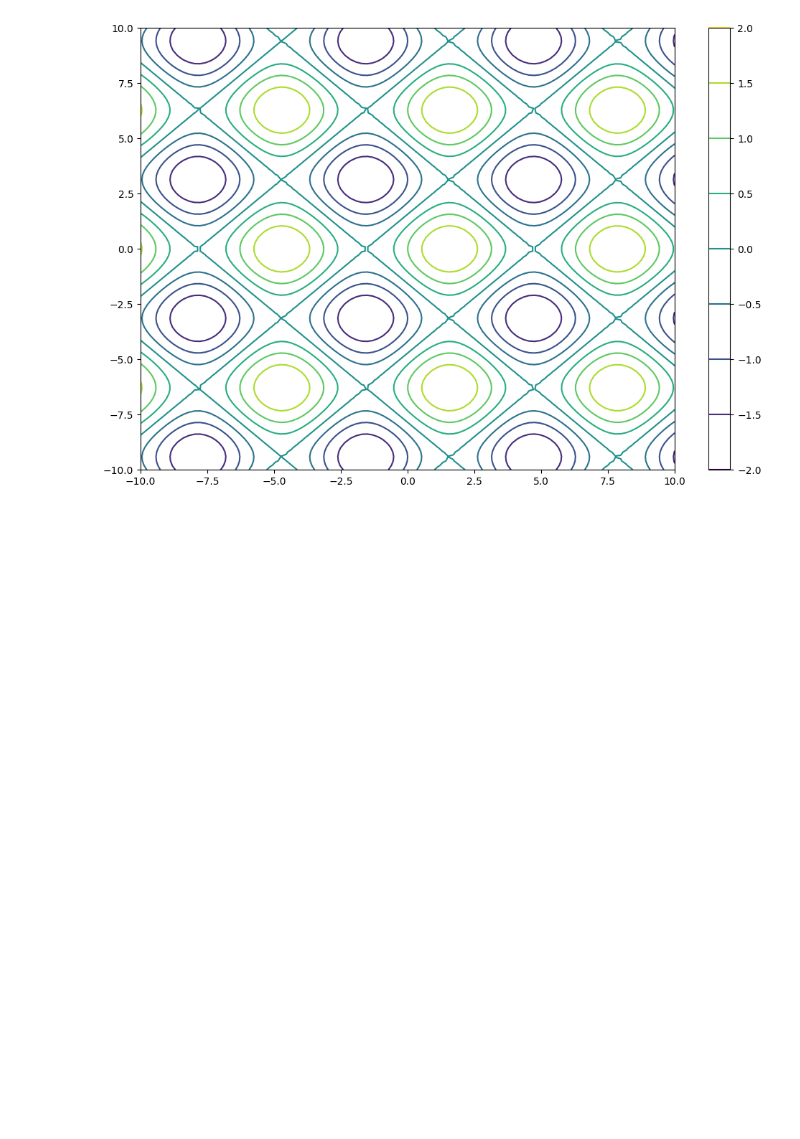
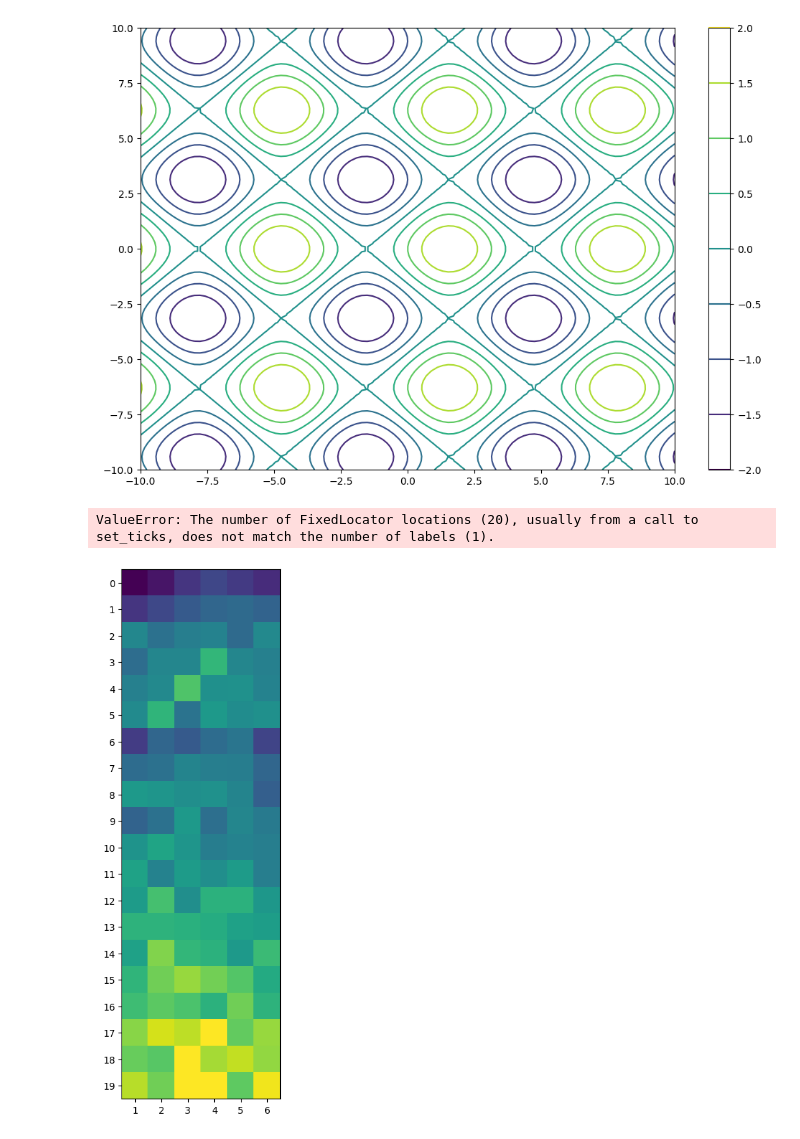
Before and after one commit to simran-aug15/Matplotlib, a Jupyter notebook: 3d_surface_plot.ipynb, the cells around one changed output. Saved outputs shown, nothing was run; the diff lists cells and outputs as text; code cells hidden in the pictures; blank space fills up the shorter version.

```diff
--- a/3d_surface_plot.ipynb
+++ b/3d_surface_plot.ipynb
@@ -56,8 +56,16 @@ fig.colorbar(p)
 # %%
 # Heatmap : A heatmap in Matplotlib is a graphical representation of data where values are shown using different colors.
 #Higher values → darker/brighter colors
 #Lower values → lighter/different colors
 delivery=pd.read_csv('Sample.csv/IPL_Ball_by_Ball_2008_2022.csv')
 delivery.head()
 temp_df=delivery[(delivery['ballnumber'].isin([1,2,3,4,5,6])&(delivery['batsman_run']==6))]
 grid=temp_df.pivot_table(index='overs',columns='ballnumber',values='batsman_run',aggfunc='count')
+plt.figure(figsize=(20,10))
+plt.imshow(grid)  #It shows the photos
+plt.xticks(np.arange(0,6),list(range(1,7)))
+plt.yticks(delivery['overs'].unique(),list(range(1,2)))
+plt.colorbar()
+# %% [output]
+ValueError: The number of FixedLocator locations (20), usually from a call to set_ticks, does not match the number of labels (1).
+[figure, added]
```
